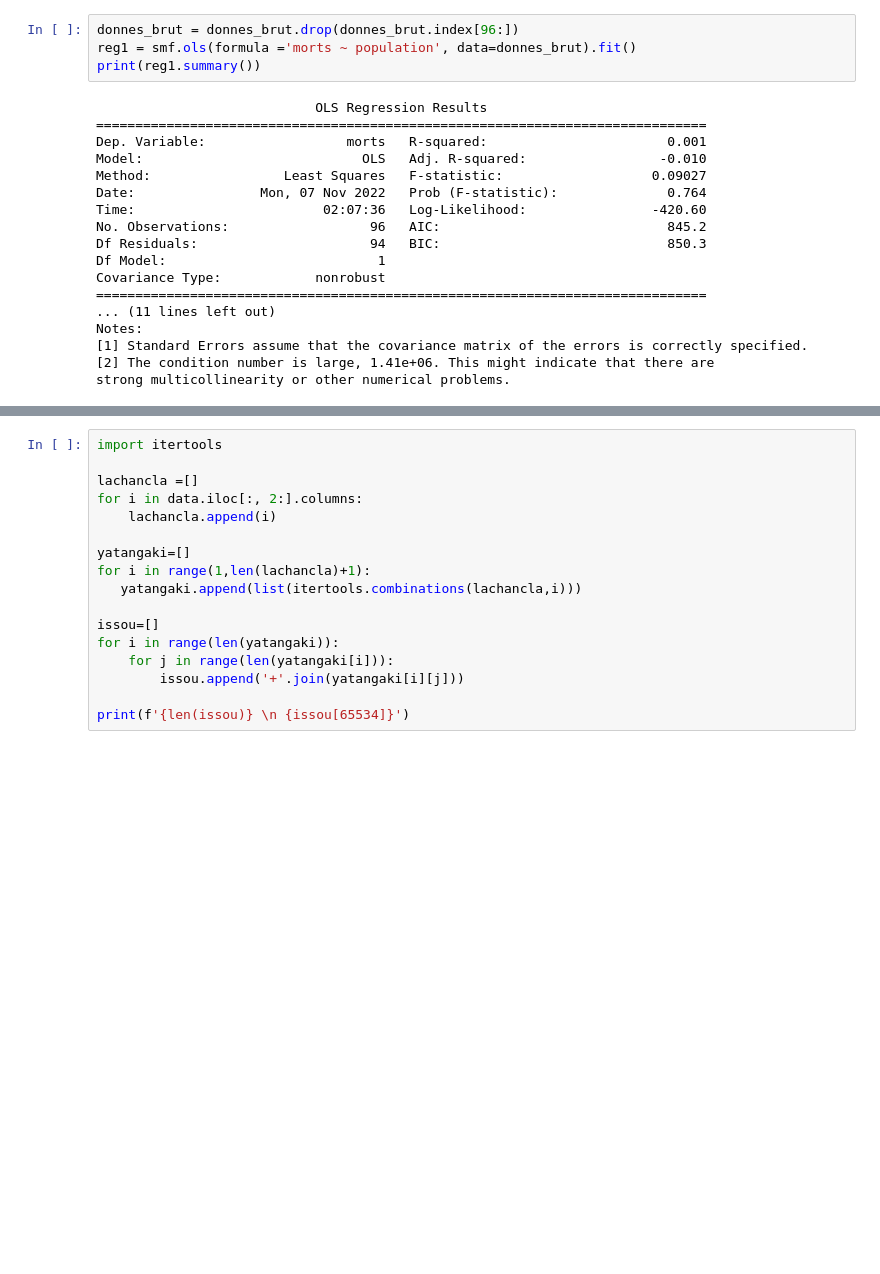
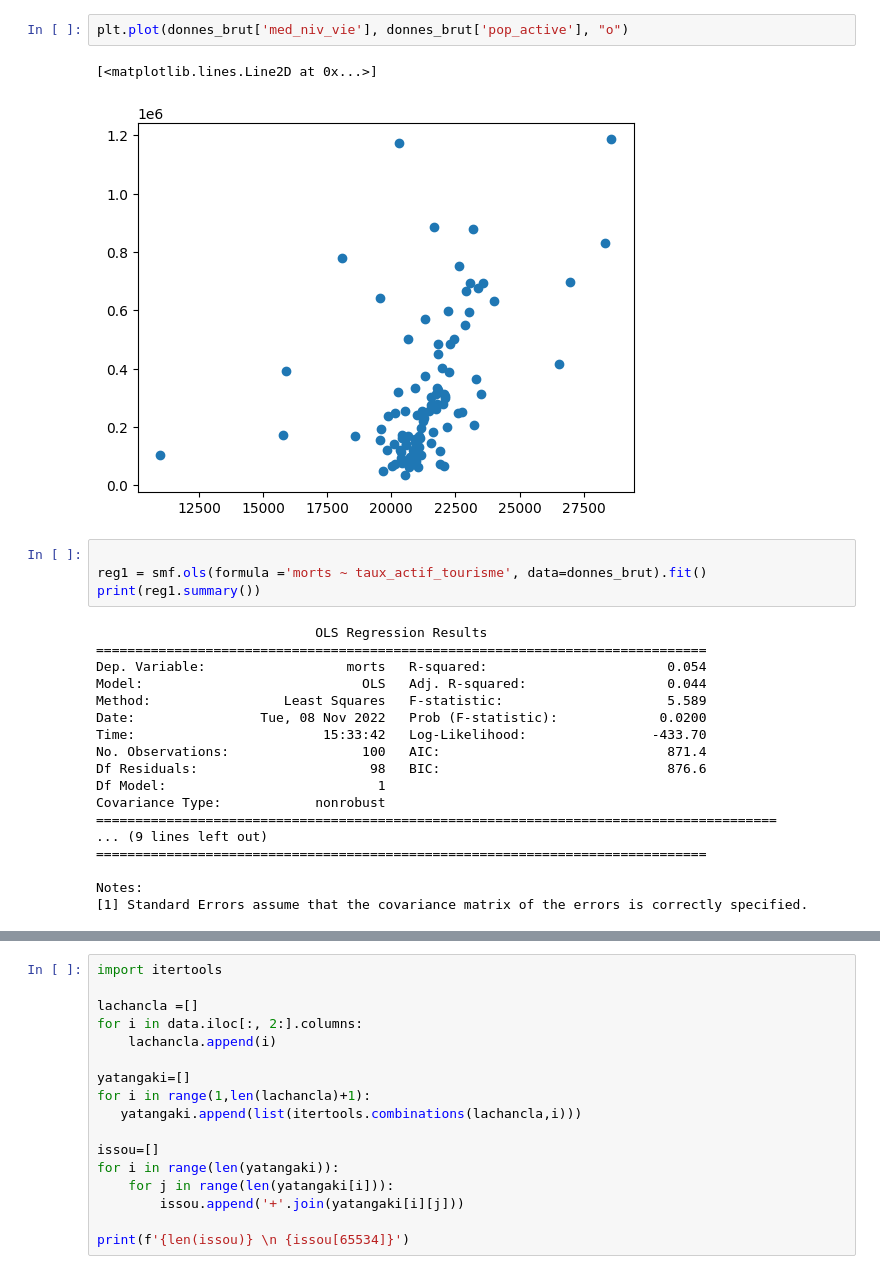
Before and after one commit to josephmosse/projet_econometrie, a Jupyter notebook: accidents.ipynb, the cells around one changed output, grey strips where cells are left out. Saved outputs shown, nothing was run; the diff lists cells and outputs as text; blank space fills up the shorter version.

```diff
--- a/accidents.ipynb
+++ b/accidents.ipynb
@@ -155,25 +191,30 @@ sns.heatmap(corr , mask=mask, cmap=cmap, vmax=0.7, vmin=-0.7, center=0,
+# %%
+plt.plot(donnes_brut['med_niv_vie'], donnes_brut['pop_active'], "o")
+# %% [output]
+[<matplotlib.lines.Line2D at 0x...>]
+[figure, added]
 # %%
-donnes_brut = donnes_brut.drop(donnes_brut.index[96:])
-reg1 = smf.ols(formula ='morts ~ population', data=donnes_brut).fit()
+
+reg1 = smf.ols(formula ='morts ~ taux_actif_tourisme', data=donnes_brut).fit()
 print(reg1.summary())
 # %% [output]
                             OLS Regression Results
 ==============================================================================
-Dep. Variable:                  morts   R-squared:                       0.001
-Model:                            OLS   Adj. R-squared:                 -0.010
-Method:                 Least Squares   F-statistic:                   0.09027
-Date:                Mon, 07 Nov 2022   Prob (F-statistic):              0.764
-Time:                        02:07:36   Log-Likelihood:                -420.60
-No. Observations:                  96   AIC:                             845.2
-Df Residuals:                      94   BIC:                             850.3
+Dep. Variable:                  morts   R-squared:                       0.054
+Model:                            OLS   Adj. R-squared:                  0.044
+Method:                 Least Squares   F-statistic:                     5.589
+Date:                Tue, 08 Nov 2022   Prob (F-statistic):             0.0200
+Time:                        15:33:42   Log-Likelihood:                -433.70
+No. Observations:                 100   AIC:                             871.4
+Df Residuals:                      98   BIC:                             876.6
 Df Model:                           1
 Covariance Type:            nonrobust
+=======================================================================================
+... (9 lines left out)
 ==============================================================================
-... (11 lines left out)
+
 Notes:
 [1] Standard Errors assume that the covariance matrix of the errors is correctly specified.
-[2] The condition number is large, 1.41e+06. This might indicate that there are
-strong multicollinearity or other numerical problems.
 # %%
 reg = smf.ols(formula='morts ~ femme + nuit', data=data).fit()
 print(reg.summary())
```
Also changed, not shown: parts of 4 cells of this notebook, 4 other files.
